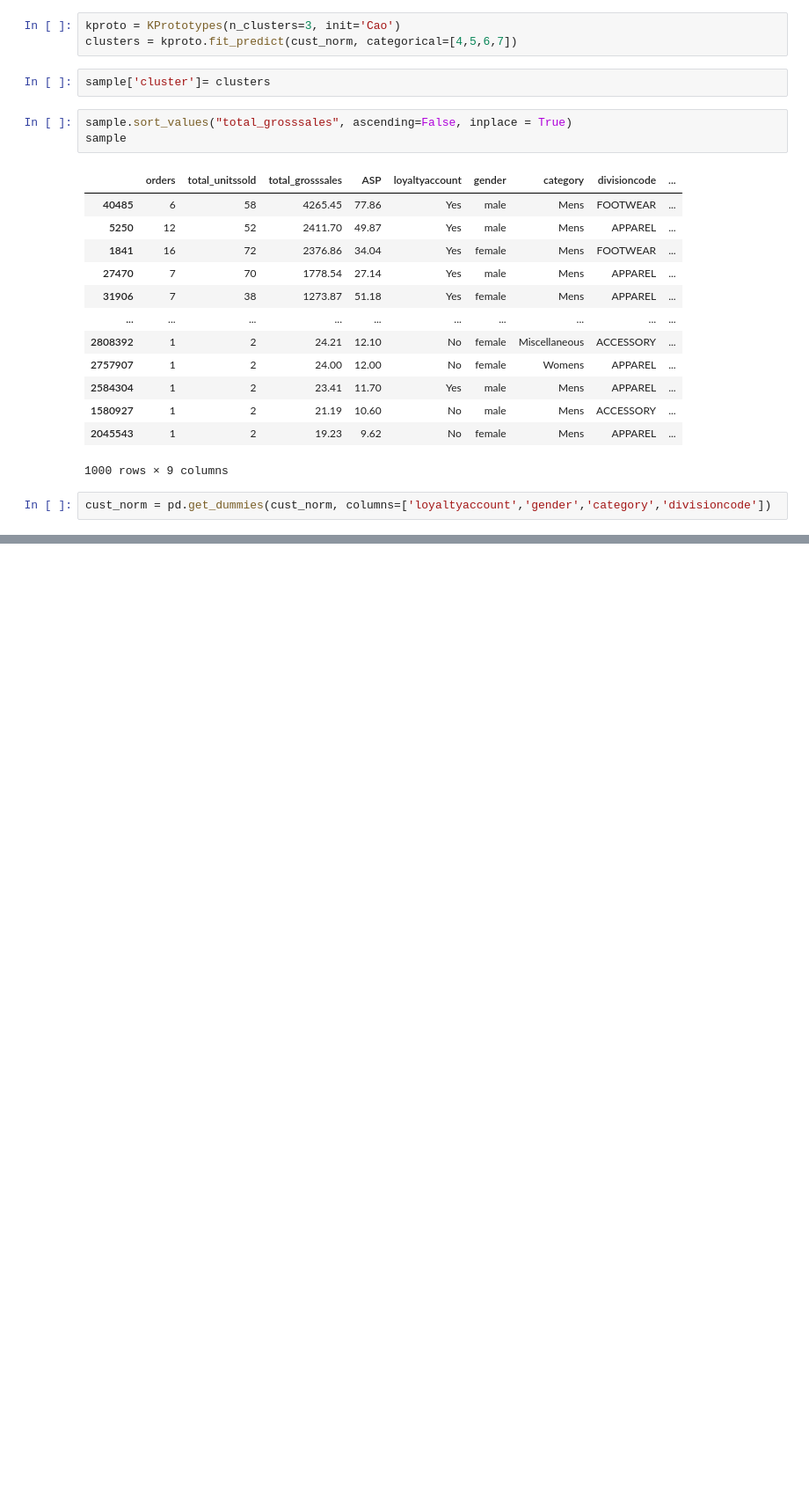
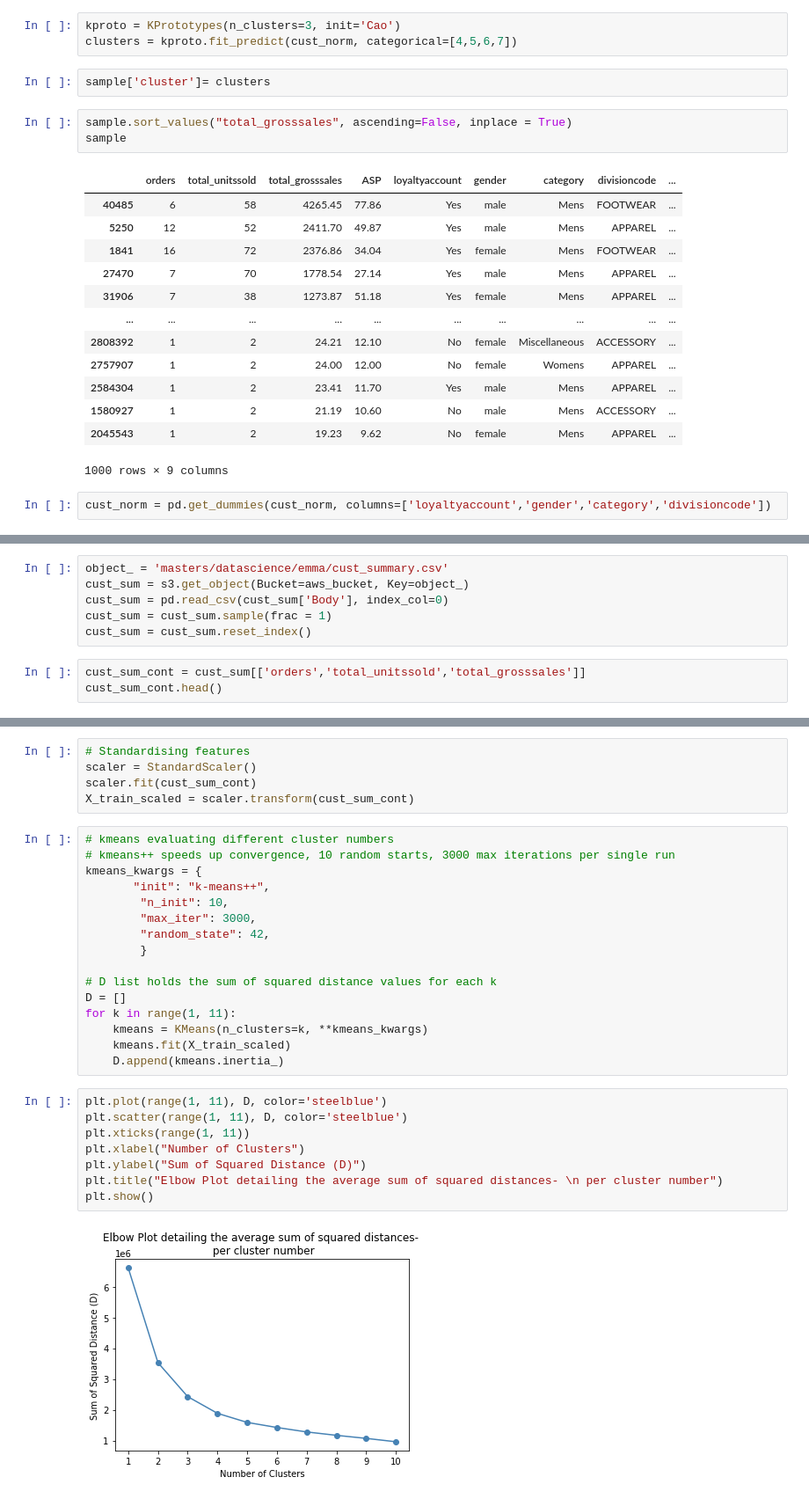
Before and after one commit to emmaranderson/Peak_Diss, a Jupyter notebook: Final .ipynb, the cells around one changed output, grey strips where cells are left out. Shown at 88% size. Cells and saved outputs as stored; diff of their text form; blank space fills up the shorter version.

```diff
--- a/Final .ipynb
+++ b/Final .ipynb
@@ -305,0 +257,9 @@ full.head(1)
+# %%
+object_ = 'masters/datascience/emma/cust_summary.csv'
+cust_sum = s3.get_object(Bucket=aws_bucket, Key=object_)
+cust_sum = pd.read_csv(cust_sum['Body'], index_col=0)
+cust_sum = cust_sum.sample(frac = 1)
+cust_sum = cust_sum.reset_index()
+# %%
+cust_sum_cont = cust_sum[['orders','total_unitssold','total_grosssales']]
+cust_sum_cont.head()
@@ -305,0 +273,31 @@ full.head(1)
+# %%
+# Standardising features
+scaler = StandardScaler()
+scaler.fit(cust_sum_cont)
+X_train_scaled = scaler.transform(cust_sum_cont)
+# %%
+# kmeans evaluating different cluster numbers
+# kmeans++ speeds up convergence, 10 random starts, 3000 max iterations per single run
+kmeans_kwargs = {
+       "init": "k-means++",
+        "n_init": 10,
+        "max_iter": 3000,
+        "random_state": 42,
+        }
+
+# D list holds the sum of squared distance values for each k
+D = []
+for k in range(1, 11):
+    kmeans = KMeans(n_clusters=k, **kmeans_kwargs)
+    kmeans.fit(X_train_scaled)
+    D.append(kmeans.inertia_)
+# %%
+plt.plot(range(1, 11), D, color='steelblue')
+plt.scatter(range(1, 11), D, color='steelblue')
+plt.xticks(range(1, 11))
+plt.xlabel("Number of Clusters")
+plt.ylabel("Sum of Squared Distance (D)")
+plt.title("Elbow Plot detailing the average sum of squared distances- \n per cluster number")
+plt.show()
+# %% [output]
+[figure, added]
```
Also changed, not shown: parts of 19 cells of this notebook.
